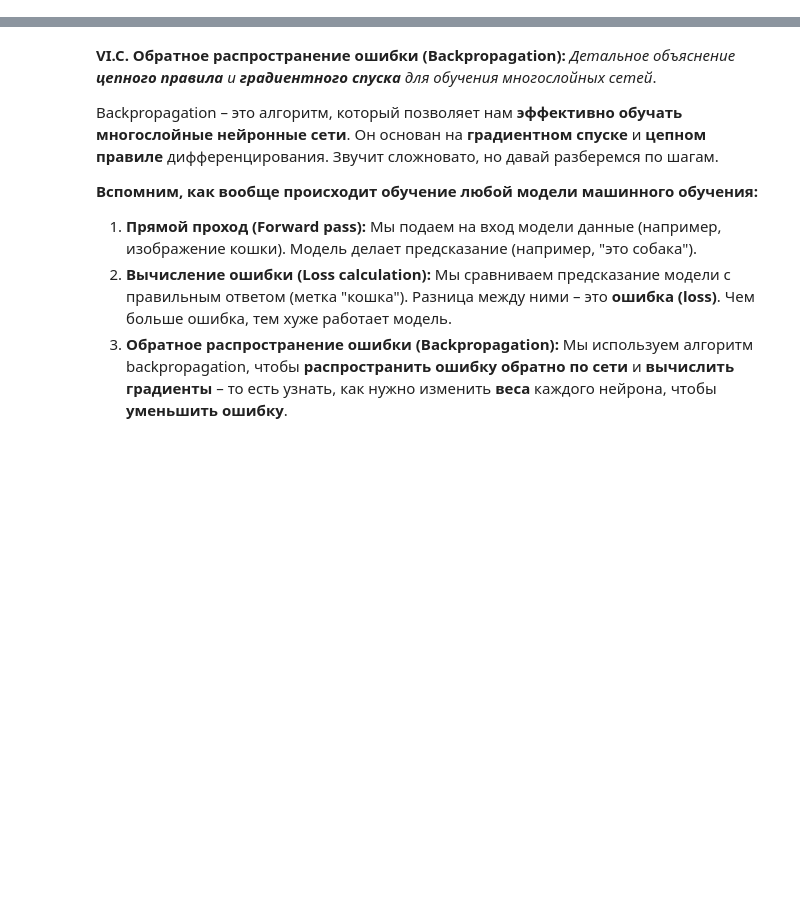
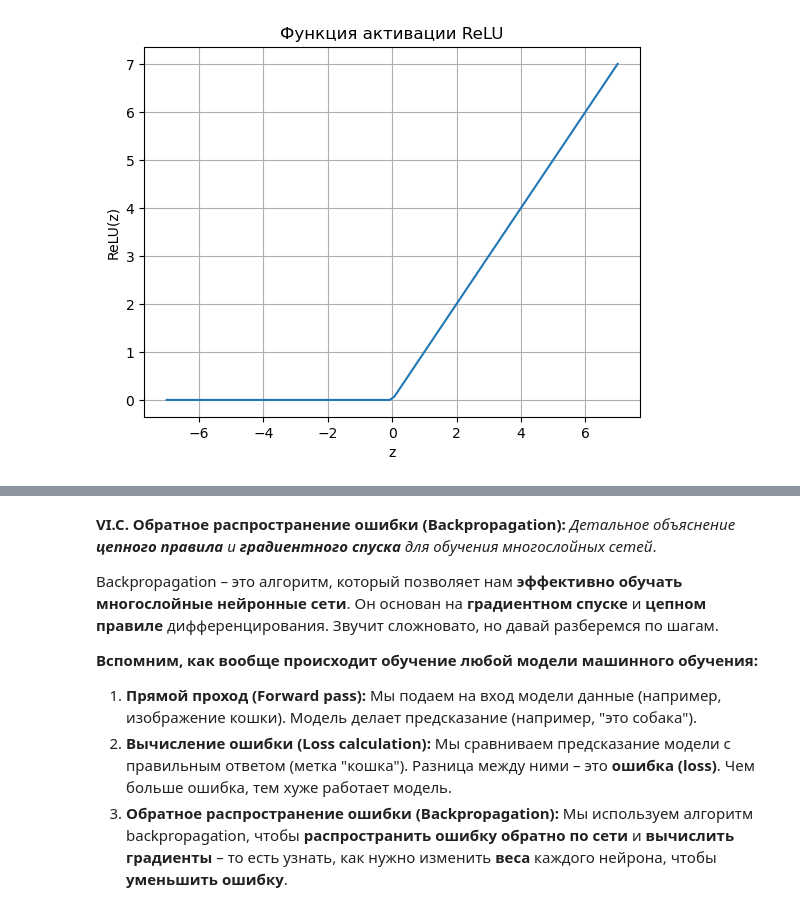
Before and after one commit to DinoZawrik/ML-Handbook, a Jupyter notebook: 8-1_NN_MLP.ipynb, the cells around one changed output, grey strips where cells are left out. Saved outputs shown, nothing was run; the diff lists cells and outputs as text; code cells hidden in the pictures; blank space fills up the shorter version.

```diff
--- a/Theory/8-1_NN_MLP.ipynb
+++ b/8-1_NN_MLP.ipynb
@@ -198,0 +120,12 @@
+# %%
+def relu(z):
+    return np.maximum(0, z)
+
+plt.plot(z, relu(z))
+plt.xlabel("z")
+plt.ylabel("ReLU(z)")
+plt.title("Функция активации ReLU")
+plt.grid(True)
+plt.show()
+# %% [output]
+[figure, added]
```
Also changed, not shown: parts of 15 cells of this notebook.
